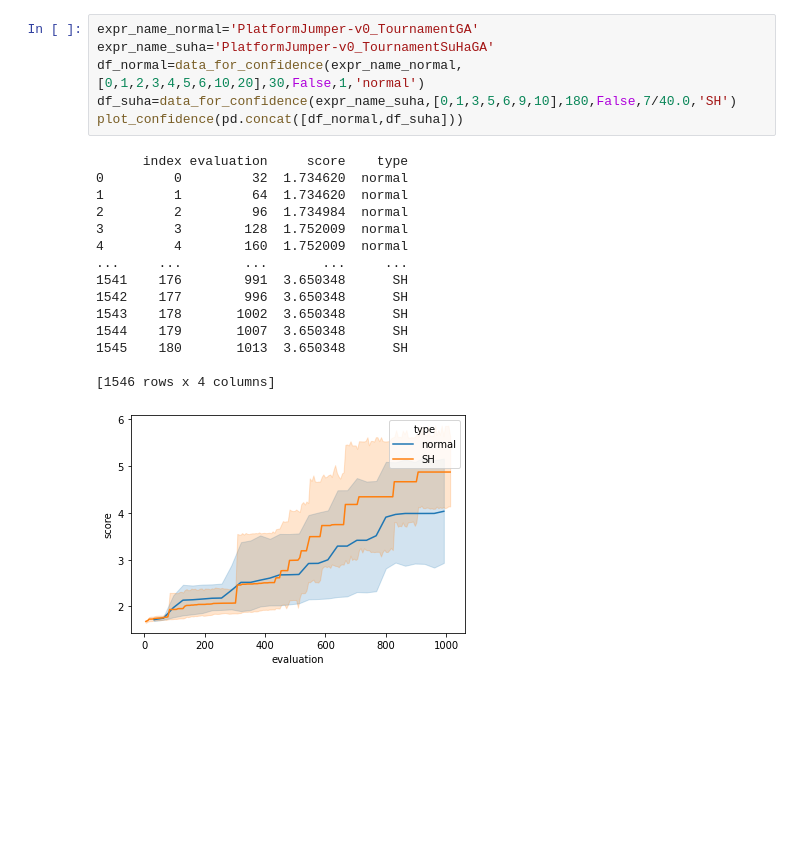
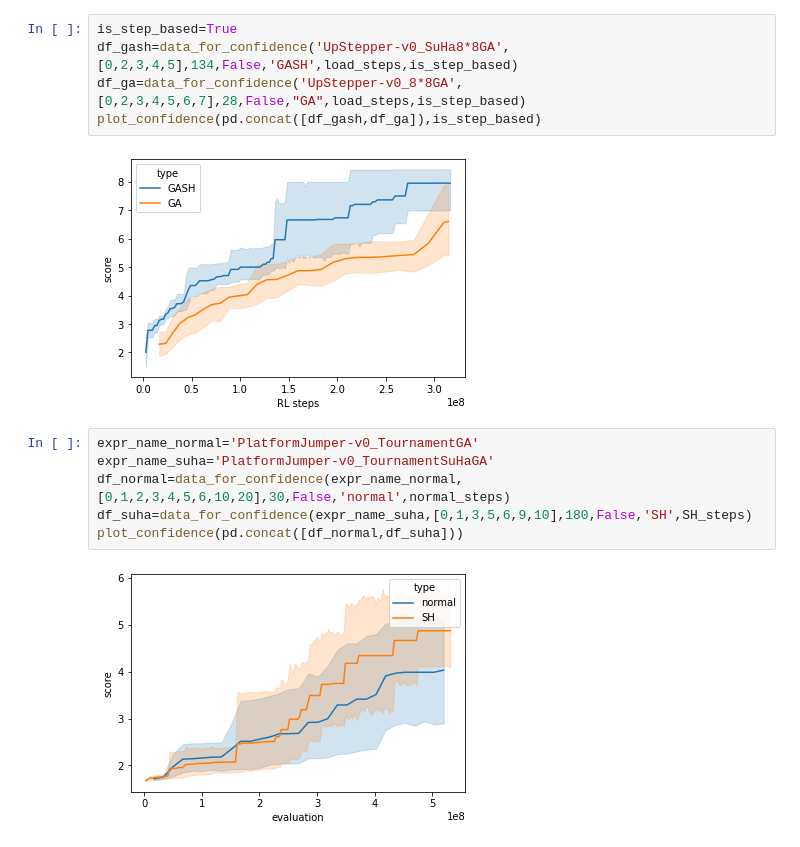
Before and after one commit to sk161717/Evogym-GASH, a Jupyter notebook: examples/output_graph.ipynb, the cells around one changed output. Cells and saved outputs as stored; diff of their text form; blank space fills up the shorter version.

```diff
--- a/examples/output_graph.ipynb
+++ b/examples/output_graph.ipynb
@@ -162,22 +173,15 @@ plot_confidence(pd.concat([df_normal,df_suha,df_gash,df_ga]))
+# %%
+is_step_based=True
+df_gash=data_for_confidence('UpStepper-v0_SuHa8*8GA',[0,2,3,4,5],134,False,'GASH',load_steps,is_step_based)
+df_ga=data_for_confidence('UpStepper-v0_8*8GA',[0,2,3,4,5,6,7],28,False,"GA",load_steps,is_step_based)
+plot_confidence(pd.concat([df_gash,df_ga]),is_step_based)
+# %% [output]
+[figure, added]
 # %%
 expr_name_normal='PlatformJumper-v0_TournamentGA'
 expr_name_suha='PlatformJumper-v0_TournamentSuHaGA'
-df_normal=data_for_confidence(expr_name_normal,[0,1,2,3,4,5,6,10,20],30,False,1,'normal')
-df_suha=data_for_confidence(expr_name_suha,[0,1,3,5,6,9,10],180,False,7/40.0,'SH')
+df_normal=data_for_confidence(expr_name_normal,[0,1,2,3,4,5,6,10,20],30,False,'normal',normal_steps)
+df_suha=data_for_confidence(expr_name_suha,[0,1,3,5,6,9,10],180,False,'SH',SH_steps)
 plot_confidence(pd.concat([df_normal,df_suha]))
 # %% [output]
-      index evaluation     score    type
-0         0         32  1.734620  normal
-1         1         64  1.734620  normal
-2         2         96  1.734984  normal
-3         3        128  1.752009  normal
-4         4        160  1.752009  normal
-...     ...        ...       ...     ...
-1541    176        991  3.650348      SH
-1542    177        996  3.650348      SH
-1543    178       1002  3.650348      SH
-1544    179       1007  3.650348      SH
-1545    180       1013  3.650348      SH
-
-[1546 rows x 4 columns]
-[figure, old version]
+[figure, new version]
```
Also changed, not shown: parts of 4 cells of this notebook, 9 other files.
